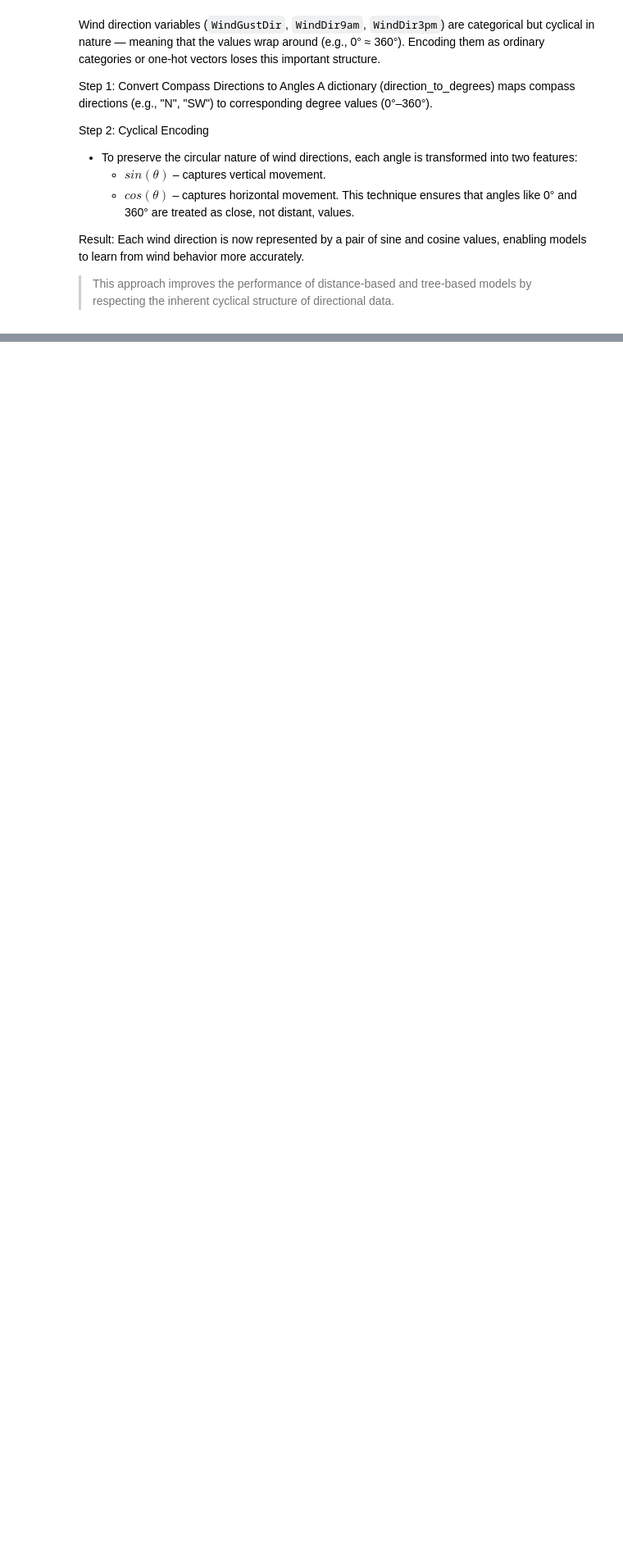
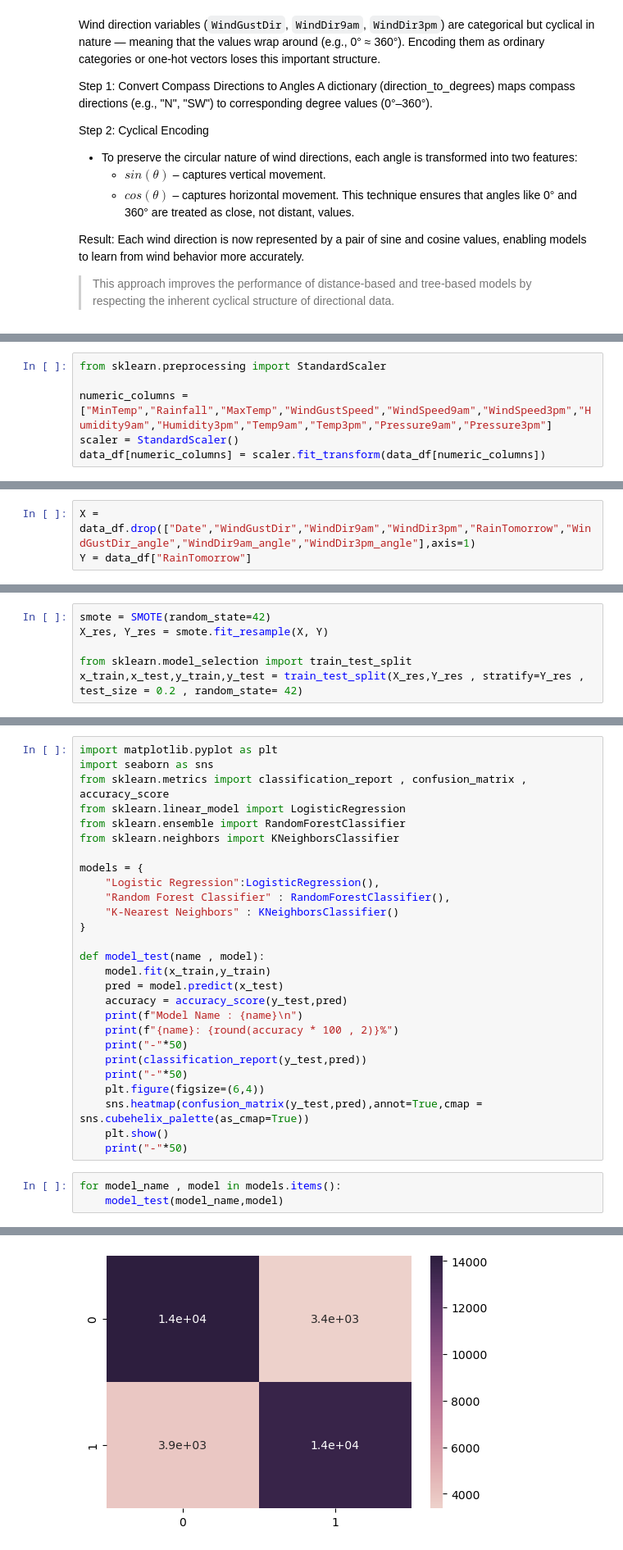
Before and after one commit to muhakazm/dev-ds, a Jupyter notebook: prj-data-rain-prediction/Australia.ipynb, the cells around one changed output, grey strips where cells are left out. Shown: that part at 82% size. Drawn from its saved outputs; the diff is of its cells as text; blank space fills up the shorter version.

Commit message:
rain-prediction; australia; continuation

```diff
--- a/prj-data-rain-prediction/Australia.ipynb
+++ b/prj-data-rain-prediction/Australia.ipynb
@@ -277,0 +326,6 @@ Each wind direction is now represented by a pair of sine and cosine values, enab
+# %%
+from sklearn.preprocessing import StandardScaler
+
+numeric_columns = ["MinTemp","Rainfall","MaxTemp","WindGustSpeed","WindSpeed9am","WindSpeed3pm","Humidity9am","Humidity3pm","Temp9am","Temp3pm","Pressure9am","Pressure3pm"]
+scaler = StandardScaler()
+data_df[numeric_columns] = scaler.fit_transform(data_df[numeric_columns])
@@ -277,0 +338,3 @@ Each wind direction is now represented by a pair of sine and cosine values, enab
+# %%
+X = data_df.drop(["Date","WindGustDir","WindDir9am","WindDir3pm","RainTomorrow","WindGustDir_angle","WindDir9am_angle","WindDir3pm_angle"],axis=1)
+Y = data_df["RainTomorrow"]
@@ -277,0 +343,6 @@ Each wind direction is now represented by a pair of sine and cosine values, enab
+# %%
+smote = SMOTE(random_state=42)
+X_res, Y_res = smote.fit_resample(X, Y)
+
+from sklearn.model_selection import train_test_split
+x_train,x_test,y_train,y_test = train_test_split(X_res,Y_res , stratify=Y_res , test_size = 0.2 , random_state= 42)
@@ -277,0 +364,31 @@ Each wind direction is now represented by a pair of sine and cosine values, enab
+# %%
+import matplotlib.pyplot as plt
+import seaborn as sns
+from sklearn.metrics import classification_report , confusion_matrix , accuracy_score
+from sklearn.linear_model import LogisticRegression
+from sklearn.ensemble import RandomForestClassifier
+from sklearn.neighbors import KNeighborsClassifier
+
+models = {
+    "Logistic Regression":LogisticRegression(),
+    "Random Forest Classifier" : RandomForestClassifier(),
+    "K-Nearest Neighbors" : KNeighborsClassifier()
+}
+
+def model_test(name , model):
+    model.fit(x_train,y_train)
+    pred = model.predict(x_test)
+    accuracy = accuracy_score(y_test,pred)
+    print(f"Model Name : {name}\n")
+    print(f"{name}: {round(accuracy * 100 , 2)}%")
+    print("-"*50)
+    print(classification_report(y_test,pred))
+    print("-"*50)
+    plt.figure(figsize=(6,4))
+    sns.heatmap(confusion_matrix(y_test,pred),annot=True,cmap = sns.cubehelix_palette(as_cmap=True))
+    plt.show()
+    print("-"*50)
+# %%
+for model_name , model in models.items():
+    model_test(model_name,model)
+# %% [output]
@@ -277,0 +416 @@ Each wind direction is now represented by a pair of sine and cosine values, enab
+[figure, added]
```
Also changed, not shown: parts of 10 cells of this notebook.
